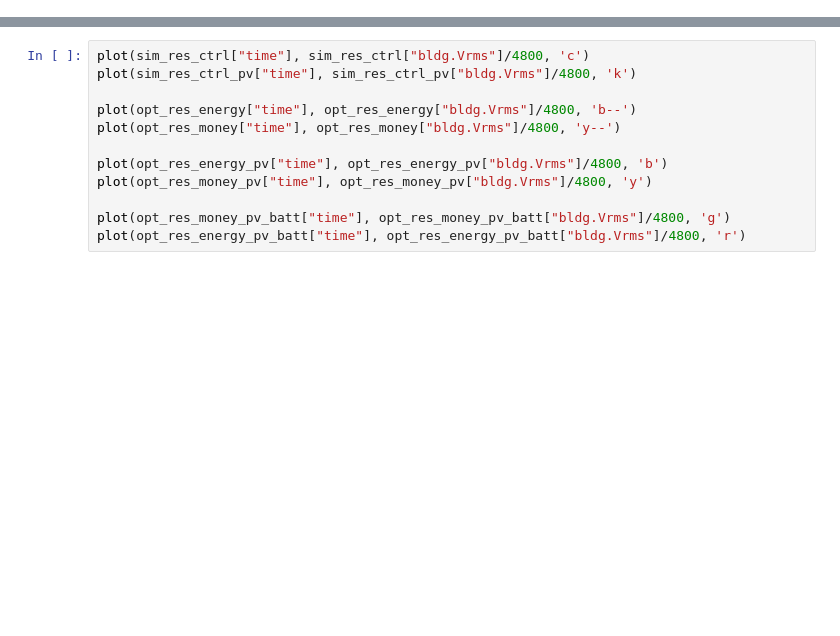
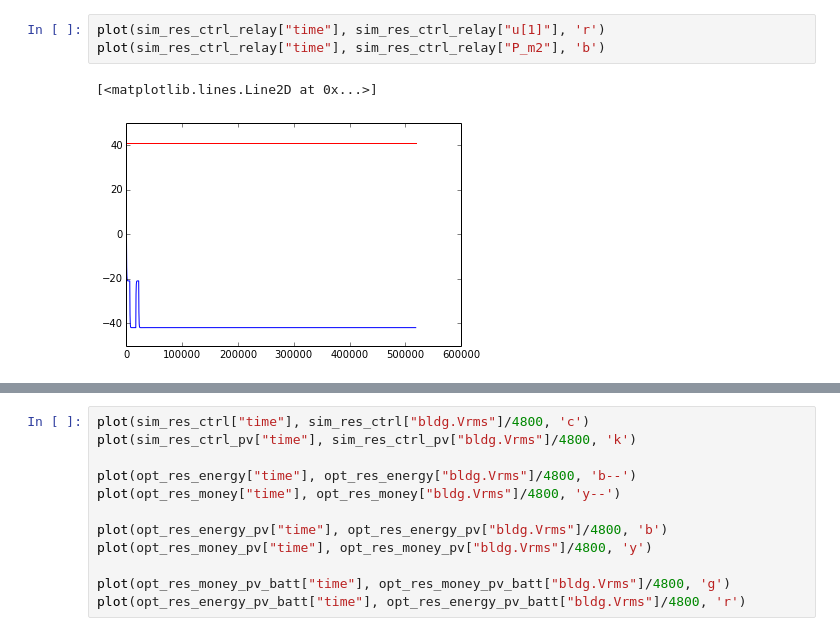
Before and after one commit to mbonvini/Optimization, a Jupyter notebook: notebooks/building_optimization.ipynb, the cells around one changed output, grey strips where cells are left out. Saved outputs shown, nothing was run; the diff lists cells and outputs as text; blank space fills up the shorter version.

```diff
--- a/notebooks/building_optimization.ipynb
+++ b/notebooks/building_optimization.ipynb
@@ -25 +81,7 @@ plot(sim_res_ctrl["time"], sim_res_ctrl["E"], 'c')
+# %%
+plot(sim_res_ctrl_relay["time"], sim_res_ctrl_relay["u[1]"], 'r')
+plot(sim_res_ctrl_relay["time"], sim_res_ctrl_relay["P_m2"], 'b')
+# %% [output]
+[<matplotlib.lines.Line2D at 0x...>]
+[figure, added]
 # %%
```
Also changed, not shown: parts of 43 cells of this notebook, 2 other files.
